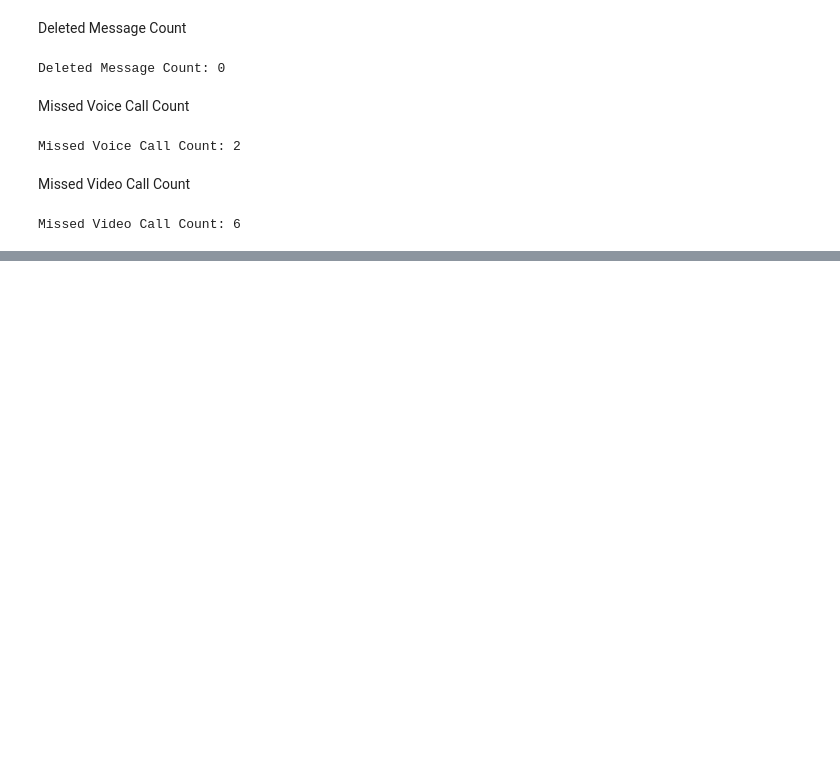
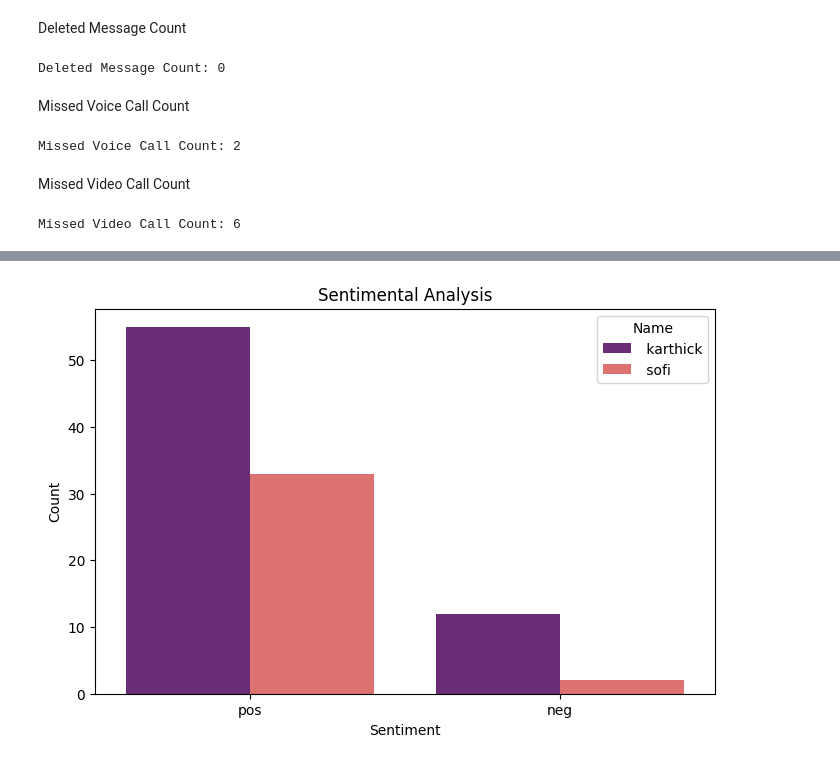
Before and after one commit to jeni0112/Natural-Language-Processing, a Jupyter notebook: Assgn_Flirt_Prediction.ipynb, the cells around one changed output, grey strips where cells are left out. Saved outputs shown, nothing was run; the diff lists cells and outputs as text; code cells hidden in the pictures; blank space fills up the shorter version.

```diff
--- a/Assgn_Flirt_Prediction.ipynb
+++ b/Assgn_Flirt_Prediction.ipynb
@@ -399,0 +402,3 @@ Missed Video Call Count: 6
+# %%
+from nltk.sentiment.vader import SentimentIntensityAnalyzer
+sid = SentimentIntensityAnalyzer()
@@ -399,0 +438,2 @@ Missed Video Call Count: 6
+# %%
+pos,data_Senti=sentimentalAnalysis(df,columnname='Chat')
@@ -399,0 +458,20 @@ Missed Video Call Count: 6
+# %%
+import matplotlib.pyplot as plt
+import seaborn as sns
+
+plt.figure(figsize=(8,5))
+
+sns.countplot(
+    x='comp_score',
+    hue='Name',
+    data=data_Senti,
+    palette='magma'
+)
+
+plt.title("Sentimental Analysis")
+plt.xlabel("Sentiment")
+plt.ylabel("Count")
+
+plt.show()
+# %% [output]
+[figure, added]
```
Also changed, not shown: parts of 4 cells of this notebook.
